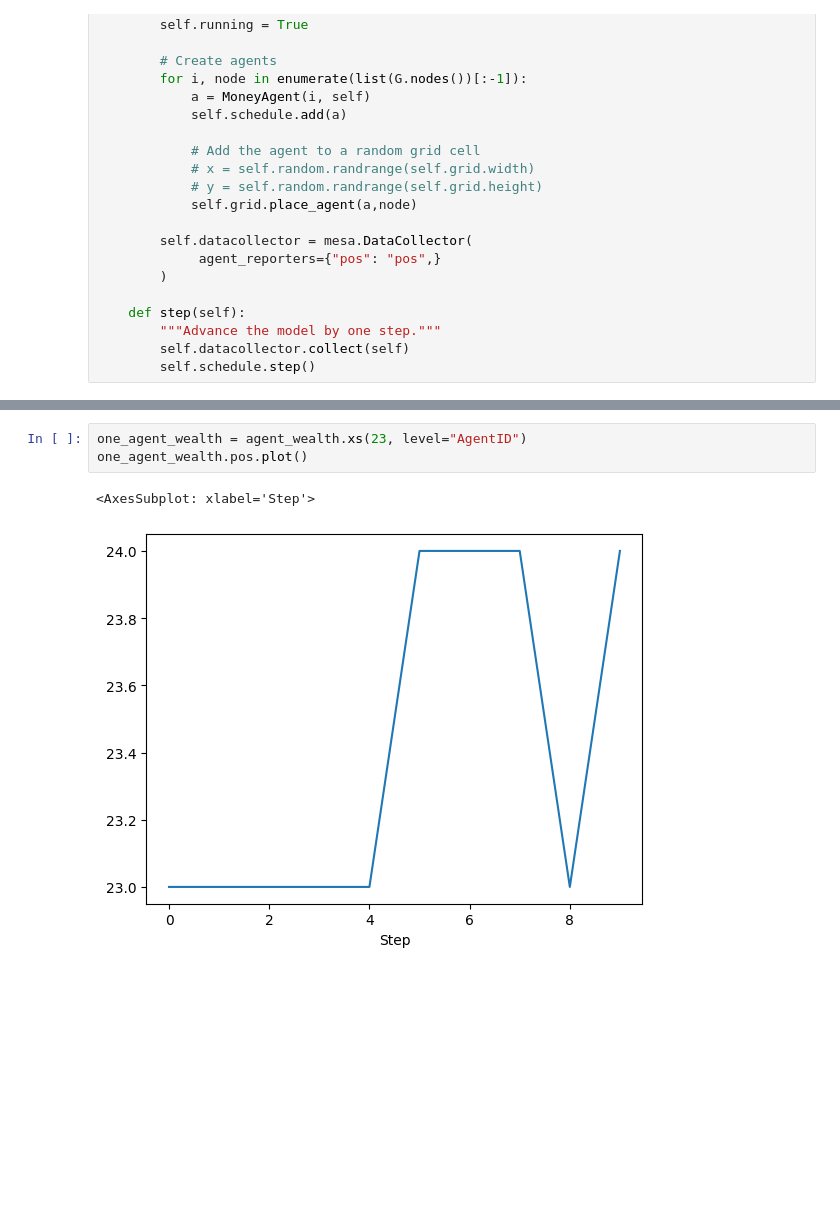
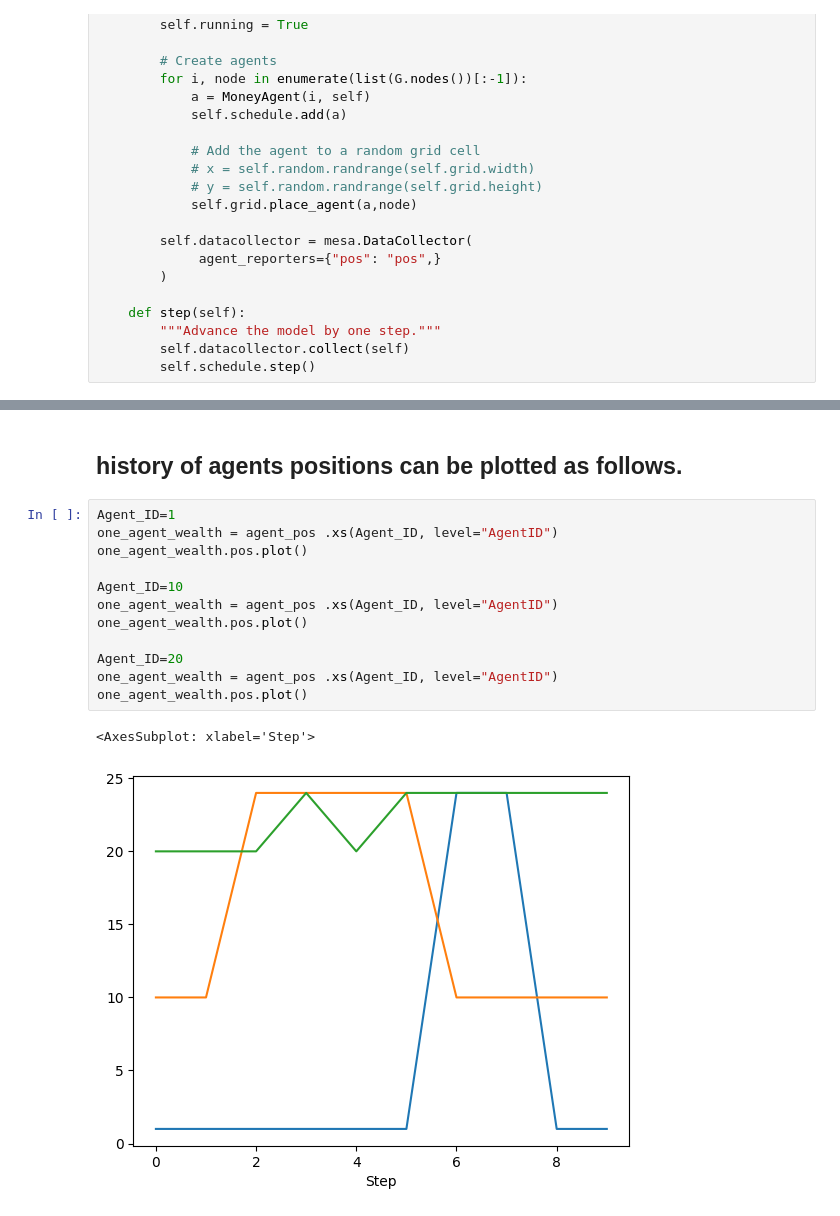
Before and after one commit to MasoodShamsaiee/PyCityLayers-OB-extension, a Jupyter notebook: Grab, graph and ABM selected buildings.ipynb, the cells around one changed output, grey strips where cells are left out. Drawn from its saved outputs; the diff is of its cells as text; blank space fills up the shorter version.

```diff
--- a/Grab, graph and ABM selected buildings.ipynb
+++ b/Grab, graph and ABM selected buildings.ipynb
@@ -250,9 +274,20 @@ agent_wealth
 |  | 22 | 22 |
 |  | 23 | 24 |
 240 rows × 1 columns
-# %%
-one_agent_wealth = agent_wealth.xs(23, level="AgentID")
-one_agent_wealth.pos.plot()
-# %% [output]
-<AxesSubplot: xlabel='Step'>
-[figure, removed]
+# %% [markdown]
+## history of agents positions can be plotted as follows.
+# %%
+Agent_ID=1
+one_agent_wealth = agent_pos .xs(Agent_ID, level="AgentID")
+one_agent_wealth.pos.plot()
+
+Agent_ID=10
+one_agent_wealth = agent_pos .xs(Agent_ID, level="AgentID")
+one_agent_wealth.pos.plot()
+
+Agent_ID=20
+one_agent_wealth = agent_pos .xs(Agent_ID, level="AgentID")
+one_agent_wealth.pos.plot()
+# %% [output]
+<AxesSubplot: xlabel='Step'>
+[figure, added]
```
Also changed, not shown: parts of 19 cells of this notebook.
